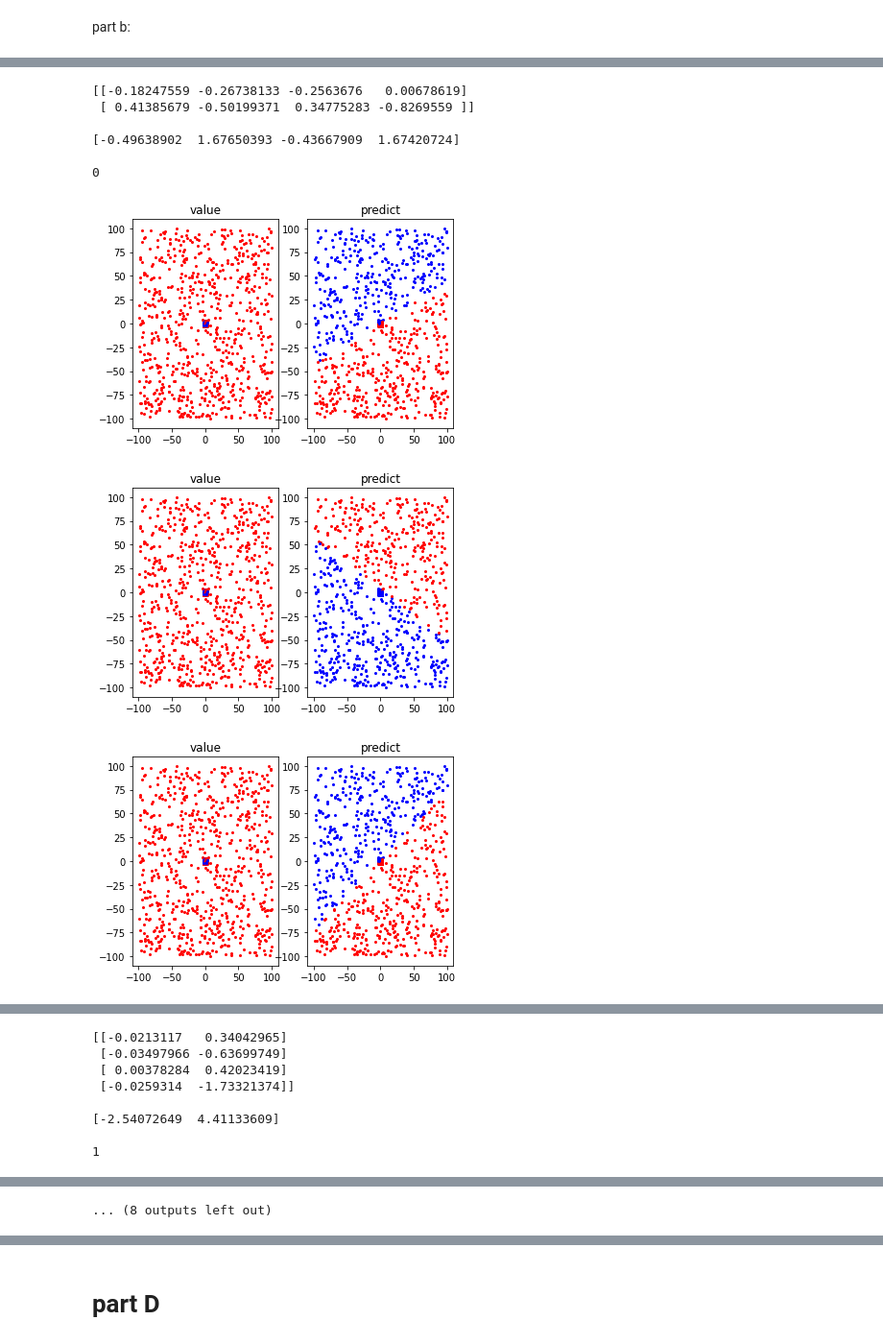
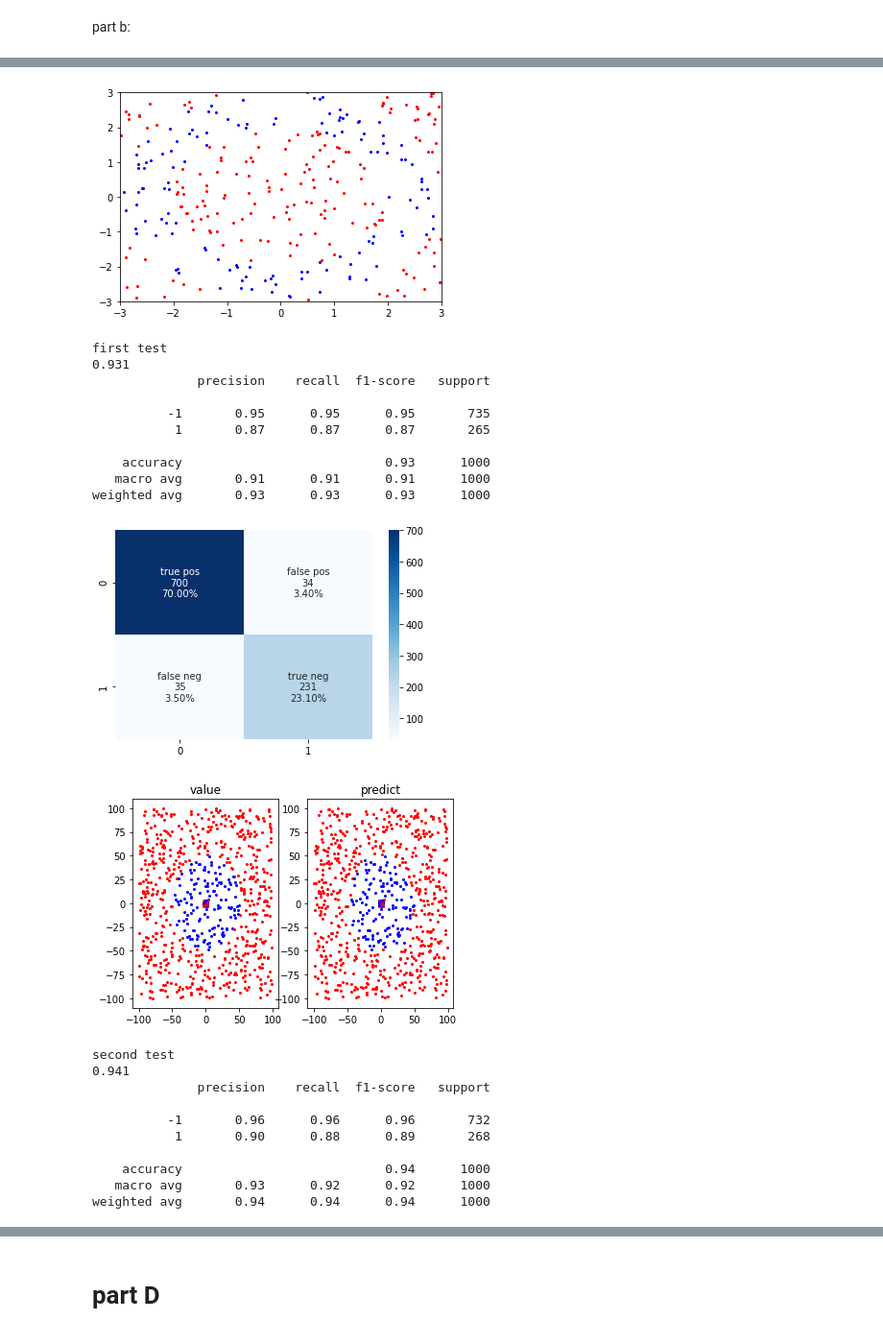
Before and after one commit to TaliaSeada/NeuroComputation_firstProject, a Jupyter notebook: C_D/C D.ipynb, the cells around one changed output, grey strips where cells are left out. Shown at 96% size. Drawn from its saved outputs; the diff is of its cells as text; code cells hidden in the pictures.

```diff
--- a/C_D/C D.ipynb
+++ b/C_D/C D.ipynb
@@ -45,6 +49,8 @@ class NeuralNetwork:
                 count +=1
             i+=1
         return round(count/i, 4)
+    import math
+
 
     def lookin(self,data):
         listx=[]
@@ -54,9 +60,6 @@ class NeuralNetwork:
             listy.append(row["y"])
         l=[listx,listy]
         for i in range(len(self.clf.coefs_)):
-            print(self.clf.coefs_[i] ,"\n")
-            print(self.clf.intercepts_[i],"\n")
-            print(i)
             datac=data.copy()
             l=(self.lookinlayer(datac,l,self.clf.coefs_[i],self.clf.intercepts_[i]))
 
@@ -73,10 +76,12 @@ class NeuralNetwork:
                 prediction = bias[k]
                 for i in range(len(lastlayers)):
                     prediction += (lastlayers[i][j] * weight[i][k])
-                predictionlist.append(prediction)
+#                 predictionlist.append(prediction)
                 if prediction > 0:
+                    predictionlist.append(prediction)
                     prediction = 1
                 else:
+                    predictionlist.append(0)
                     prediction = -1
                 pred1.append(prediction)
         # now add the prediction list to the data set in order to make comparison
@@ -85,6 +90,7 @@ class NeuralNetwork:
             plotting_test(data)
         return rlist
 
+    # same as lookinlayer but without the plotting
     def lookinlayer1(self,data,lastlayers,weight,bias):
         count = 0
         rlist=[]
@@ -97,32 +103,31 @@ class NeuralNetwork:
                 prediction=0
                 for i in range(len(lastlayers)):
                     prediction =prediction+ bias[k] + (lastlayers[i][j] * weight[i][k])
-                predictionlist.append(prediction)
+#                 predictionlist.append(prediction)
                 if prediction > 0:
+                    predictionlist.append(prediction)
                     prediction = 1
                 else:
+                    predictionlist.append(0)
                     prediction = -1
                 pred1.append(prediction)
         # now add the prediction list to the data set in order to make comparison
             rlist.append(predictionlist)
             data['pred']=pred1
-#             plotting_test(data)
         return rlist
 
-    def getLastHiddenLayerInfo(self):
+    def getLastHiddenLayerInfo(self,data):
             listx=[]
             listy=[]
             val=[]
 
-            for index, row in self.train.iterrows():
+#             for index, row in self.train.iterrows():
+            for index, row in data.iterrows():
                 listx.append(row["x"])
                 listy.append(row["y"])
                 val.append(row["value"])
             l=[listx,listy]
             for i in range(len(self.clf.coefs_)-1):
-                print(self.clf.coefs_[i] ,"\n")
-                print(self.clf.intercepts_[i],"\n")
-                print(i)
                 data=self.train.copy()
                 l=(self.lookinlayer1(data,l,self.clf.coefs_[i],self.clf.intercepts_[i]))
             l.append(val)
@@ -165,7 +170,7 @@ def build_data_partB(i):
         x.append(randX / 100)
         y.append(randY / 100)
         # for part A if (4 <= y^2 + x^2 <= 9) then the value is 1
-        if 4 <= (y[i] ** 2 + x[i] ** 2) <= 9:
+        if 25 <= (y[i] ** 2 + x[i] ** 2) <= 2500:
 #         if 25<=(y[i]**2+x[i]**2)>=2500:
             value.append(1)
         # else the value is -1
@@ -203,15 +208,9 @@ def plotting_test(test):
             ax[0].plot(row['x'], row['y'], markersize=2, marker="o", color="red")
 
         if row['pred'] == 1:
-#             if row['value']==1:
              ax[1].plot(row['x'], row['y'], markersize=2, marker="o", color="blue")
-#             else:
-#                 ax[1].plot(row['x'], row['y'], markersize=2, marker="o", color="yellow")
         else:
-#             if row['value']==-1:
             ax[1].plot(row['x'], row['y'], markersize=2, marker="o", color="red")
-#             else:
-#                 ax[1].plot(row['x'], row['y'], markersize=2, marker="o", color="purple")
     plt.show()
 
 def plotting_train(train):
@@ -221,6 +220,14 @@ def plotting_train(train):
         else:
             plt.plot(row['x'], row['y'], markersize=2, marker="o", color="red")
     plt.show()
+    for index, row in train.iterrows():
+        if row['value'] == 1:
+            plt.plot(row['x'], row['y'], markersize=2, marker="o", color="blue")
+        else:
+            plt.plot(row['x'], row['y'], markersize=2, marker="o", color="red")
+    plt.xlim([-3, 3])
+    plt.ylim([-3, 3])
+    plt.show()
 # %%
 # this function plots the confussion matrix
 def confussion_matrix (cf_matrix):
@@ -357,10 +302,10 @@ part b:
 # %%
 trainb = build_data_partB(9)
-net2=NeuralNetwork(0.1,train,(4,2,1))
+net2=NeuralNetwork(0.01,trainb,(5,10,10,5))
 net2.fit()
 print("plotting train")
 plotting_train(trainb)
-net2.lookin(trainb)
+# net2.lookin(trainb)
 
 print("first test")
 first_testb = build_data_partB(3)
@@ -389,9 +334,23 @@ plotting train
+[figure, new version]
-[[-0.18247559 -0.26738133 -0.2563676   0.00678619]
- [ 0.41385679 -0.50199371  0.34775283 -0.8269559 ]]
+first test
+0.931
+              precision    recall  f1-score   support
 
-[-0.49638902  1.67650393 -0.43667909  1.67420724]
+          -1       0.95      0.95      0.95       735
+           1       0.87      0.87      0.87       265
 
-0
+    accuracy                           0.93      1000
+   macro avg       0.91      0.91      0.91      1000
+weighted avg       0.93      0.93      0.93      1000
-[figure, old version]
-[figure, old version]
+[figure, new version]
-[figure, old version]
+[figure, new version]
+second test
+0.941
+              precision    recall  f1-score   support
+
+          -1       0.96      0.96      0.96       732
+           1       0.90      0.88      0.89       268
+
+    accuracy                           0.94      1000
+   macro avg       0.93      0.92      0.92      1000
+weighted avg       0.94      0.94      0.94      1000
@@ -399,8 +357,0 @@ plotting train
-[[-0.0213117   0.34042965]
- [-0.03497966 -0.63699749]
- [ 0.00378284  0.42023419]
- [-0.0259314  -1.73321374]]
-
-[-2.54072649  4.41133609]
-
-1
@@ -416,2 +359 @@ plotting train
-... (8 outputs left out)
 # %%
```
Also changed, not shown: parts of 15 cells of this notebook.
